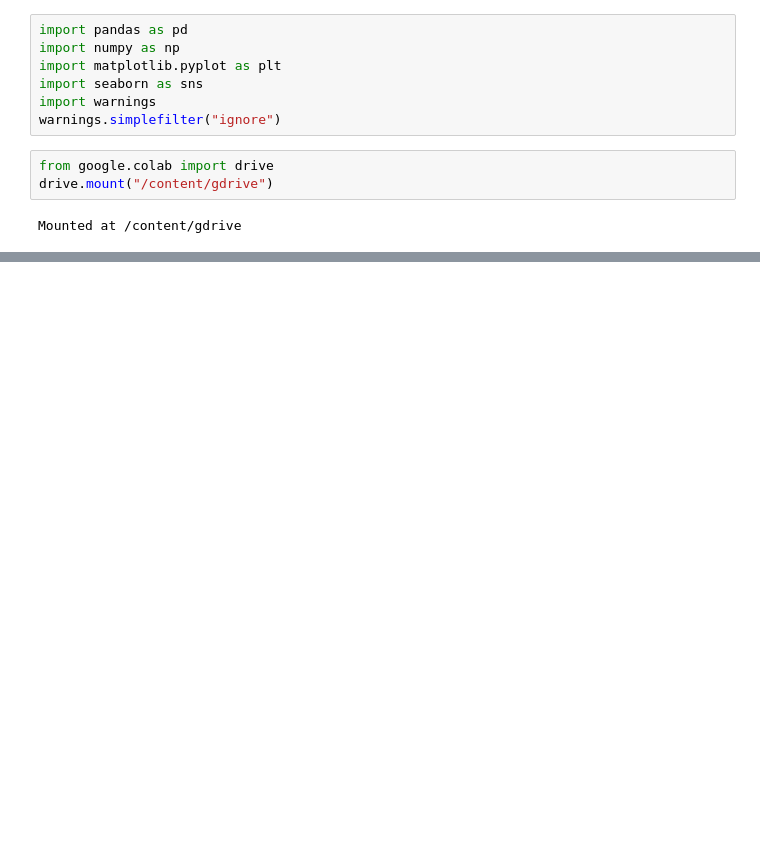
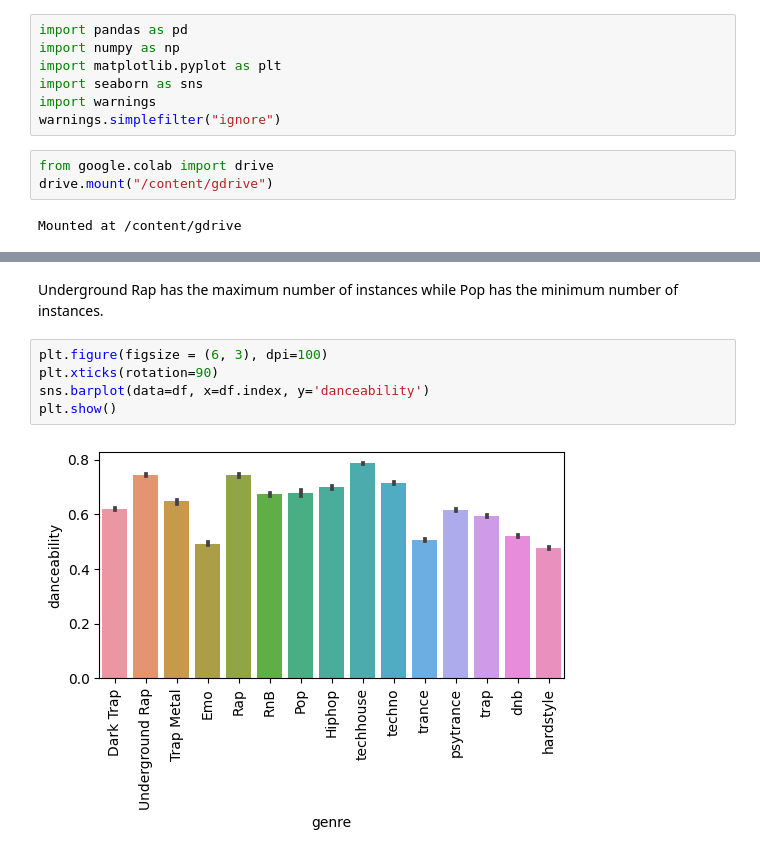
Before and after one commit to meisam210905/Sani, a Jupyter notebook: genres_v2.ipynb, the cells around one changed output, grey strips where cells are left out. Saved outputs shown, nothing was run; the diff lists cells and outputs as text; blank space fills up the shorter version.

```diff
--- a/genres_v2.ipynb
+++ b/genres_v2.ipynb
@@ -30,0 +113,9 @@ pd.read_csv('/content/gdrive/My Drive/Datasets/genres_v2.csv')
+# %% [markdown]
+Underground Rap has the maximum number of instances while Pop has the minimum number of instances.
+# %%
+plt.figure(figsize = (6, 3), dpi=100)
+plt.xticks(rotation=90)
+sns.barplot(data=df, x=df.index, y='danceability')
+plt.show()
+# %% [output]
+[figure, added]
```
Also changed, not shown: parts of 36 cells of this notebook.
